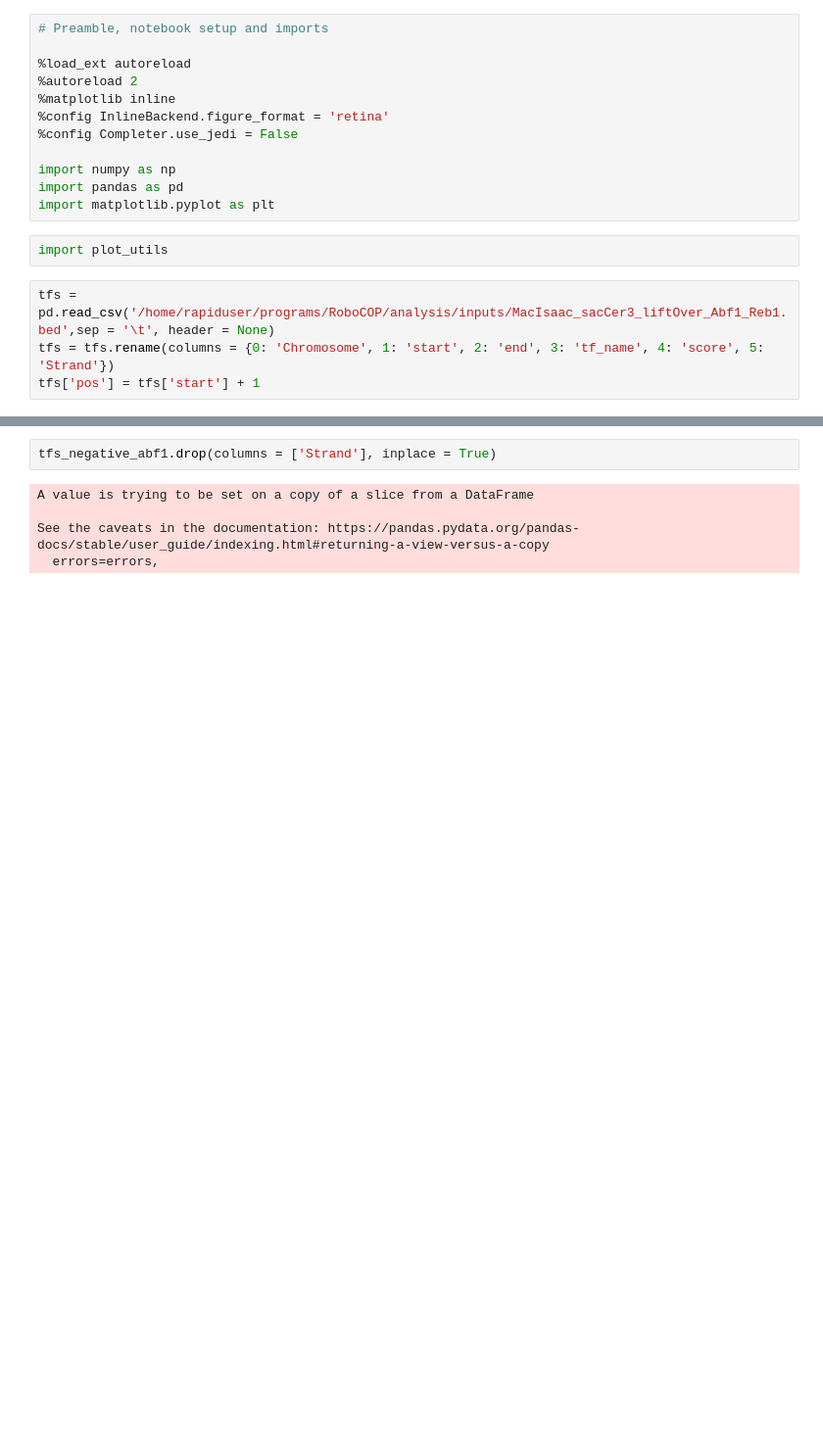
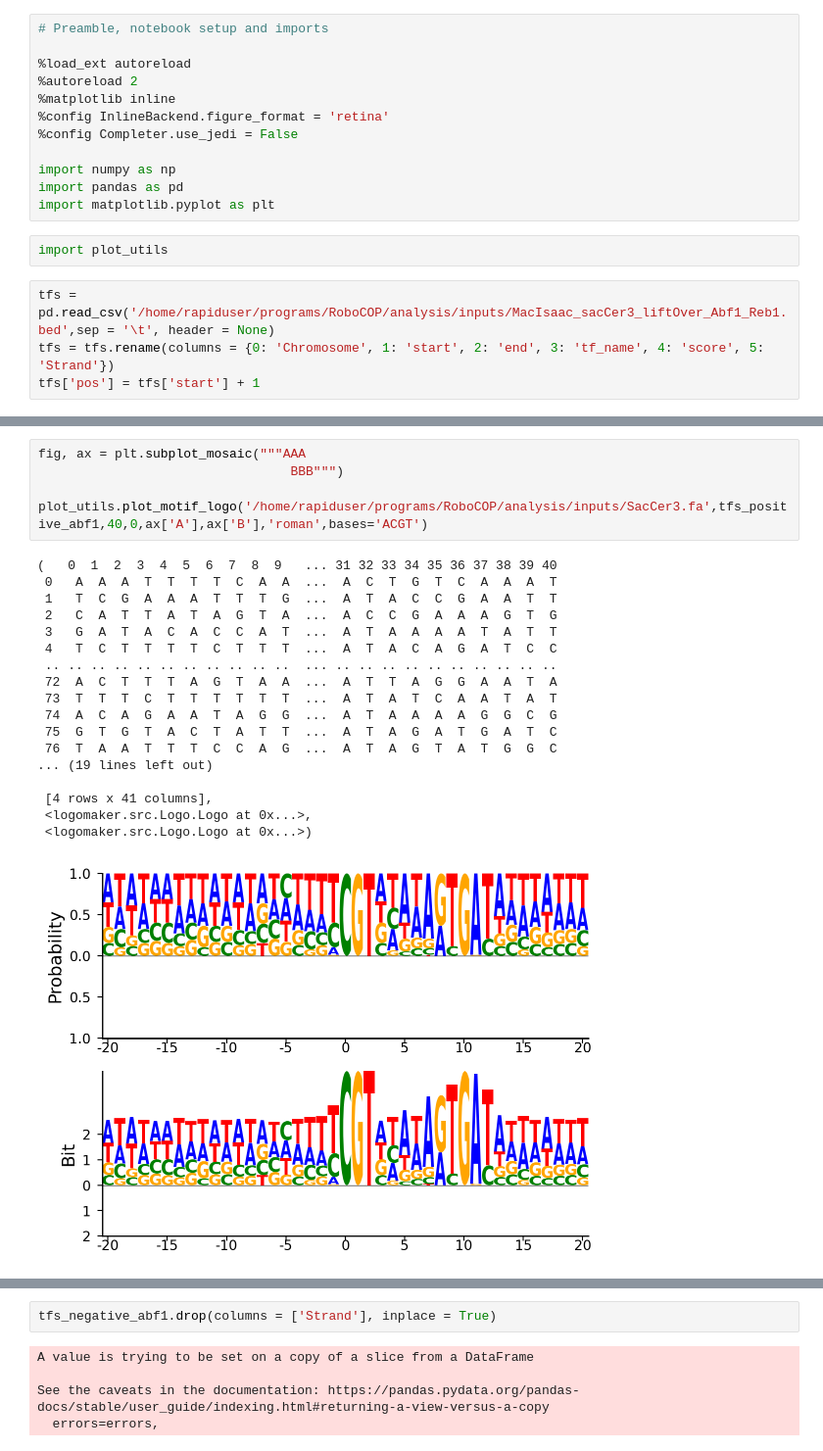
Before and after one commit to nhatduongnn/RoboNhat, a Jupyter notebook: analysis/test.ipynb, the cells around one changed output, grey strips where cells are left out. Shown at 98% size. Drawn from its saved outputs; the diff is of its cells as text; blank space fills up the shorter version.

```diff
--- a/analysis/test.ipynb
+++ b/analysis/test.ipynb
@@ -68,0 +65,24 @@ plot_utils.plot_motif_logo('/home/rapiduser/programs/RoboCOP/analysis/inputs/Sac
+# %%
+fig, ax = plt.subplot_mosaic("""AAA
+                                 BBB""")
+
+plot_utils.plot_motif_logo('/home/rapiduser/programs/RoboCOP/analysis/inputs/SacCer3.fa',tfs_positive_abf1,40,0,ax['A'],ax['B'],'roman',bases='ACGT')
+# %% [output]
+(   0  1  2  3  4  5  6  7  8  9   ... 31 32 33 34 35 36 37 38 39 40
+ 0   A  A  A  T  T  T  T  C  A  A  ...  A  C  T  G  T  C  A  A  A  T
+ 1   T  C  G  A  A  A  T  T  T  G  ...  A  T  A  C  C  G  A  A  T  T
+ 2   C  A  T  T  A  T  A  G  T  A  ...  A  C  C  G  A  A  A  G  T  G
+ 3   G  A  T  A  C  A  C  C  A  T  ...  A  T  A  A  A  A  T  A  T  T
+ 4   T  C  T  T  T  T  C  T  T  T  ...  A  T  A  C  A  G  A  T  C  C
+ .. .. .. .. .. .. .. .. .. .. ..  ... .. .. .. .. .. .. .. .. .. ..
+ 72  A  C  T  T  T  A  G  T  A  A  ...  A  T  T  A  G  G  A  A  T  A
+ 73  T  T  T  C  T  T  T  T  T  T  ...  A  T  A  T  C  A  A  T  A  T
+ 74  A  C  A  G  A  A  T  A  G  G  ...  A  T  A  A  A  A  G  G  C  G
+ 75  G  T  G  T  A  C  T  A  T  T  ...  A  T  A  G  A  T  G  A  T  C
+ 76  T  A  A  T  T  T  C  C  A  G  ...  A  T  A  G  T  A  T  G  G  C
+... (19 lines left out)
+
+ [4 rows x 41 columns],
+ <logomaker.src.Logo.Logo at 0x...>,
+ <logomaker.src.Logo.Logo at 0x...>)
+[figure, added]
```
Also changed, not shown: parts of 21 cells of this notebook, 17 other files.
